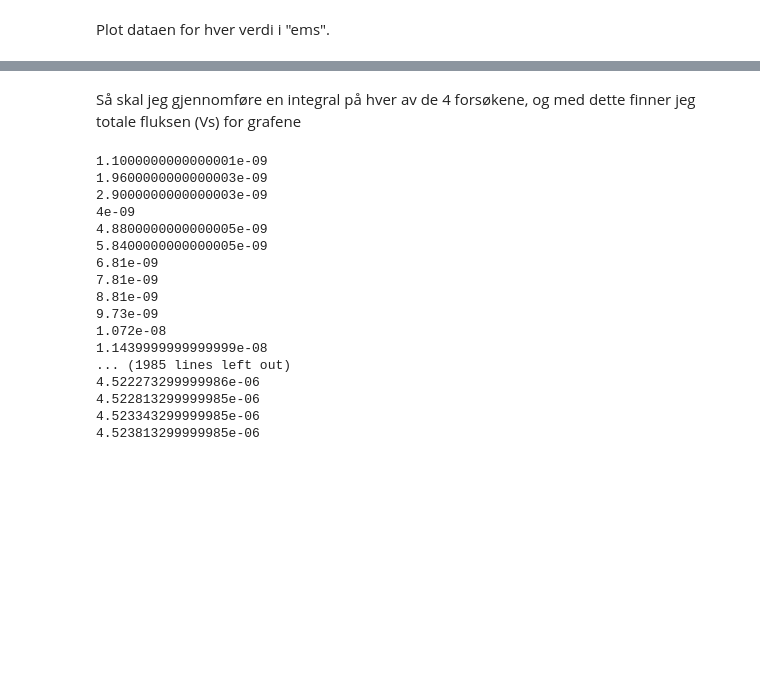
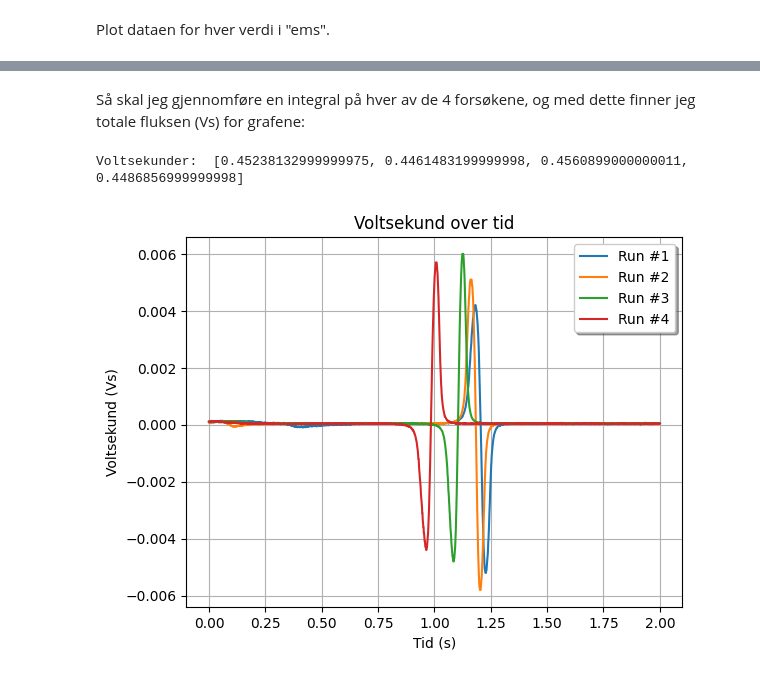
Before and after one commit to TheOriginalCER06/R1-Kodeprosjekt, a Jupyter notebook: main.ipynb, the cells around one changed output, grey strips where cells are left out. Cells and saved outputs as stored; diff of their text form; code cells hidden in the pictures; blank space fills up the shorter version.

```diff
--- a/main.ipynb
+++ b/main.ipynb
@@ -43,7 +43,7 @@ for row in lines[2:]:
     row = row.strip().split(",")
     tid.append(float(row[1]))
     for i in range(len(lables)):
-        ems[i].append(float(row[i*valsPerRun + voltageIndex]))
+        ems[i].append(float(row[i*valsPerRun + voltageIndex])*1e5)
 # %% [markdown]
 Plot dataen for hver verdi i "ems".
 # %%
@@ -60,27 +60,19 @@ do_plot("Tid (s)", "Spenning (V)", "Spenning over tid")
 # %% [markdown]
-Så skal jeg gjennomføre en integral på hver av de 4 forsøkene, og med dette finner jeg totale fluksen (Vs) for grafene
+Så skal jeg gjennomføre en integral på hver av de 4 forsøkene, og med dette finner jeg totale fluksen (Vs) for grafene:
-# %%
-#her skal jeg gjør en manuell integrasjon av spenningen, og med dette finner jeg Voltsekunder. Jeg skal bruke dx av tidsintervallet, og så summere opp alle verdiene.
-
-voltsekunder = 0
-for i in range(len(ems[0])):
-    voltsekunder += abs(ems[0][i] * (0.001))
-    print(voltsekunder)
-# %% [output]
-1.1000000000000001e-09
-1.9600000000000003e-09
-2.9000000000000003e-09
-4e-09
-4.8800000000000005e-09
-5.8400000000000005e-09
-6.81e-09
-7.81e-09
-8.81e-09
-9.73e-09
-1.072e-08
-1.1439999999999999e-08
-... (1985 lines left out)
-4.522273299999986e-06
-4.522813299999985e-06
-4.523343299999985e-06
-4.523813299999985e-06
+# %%
+voltsekunder = []
+voltsekund = []
+for i in range(len(ems)):
+    voltsekunder.append(0)
+    voltsekund.append([])
+    for j in range(len(ems[i])):
+        voltsekunder[i] += abs(ems[i][j] * (0.001))
+        voltsekund[i].append((ems[i][j] * (0.001)))
+
+print("Voltsekunder: ", voltsekunder)
+for i in range(len(voltsekund)):
+    plt.plot(tid, voltsekund[i], label=lables[i])
+do_plot("Tid (s)", "Voltsekund (Vs)", "Voltsekund over tid")
+# %% [output]
+Voltsekunder:  [0.45238132999999975, 0.4461483199999998, 0.4560899000000011, 0.4486856999999998]
+[figure, added]
```
Also changed, not shown: parts of 4 cells of this notebook.
